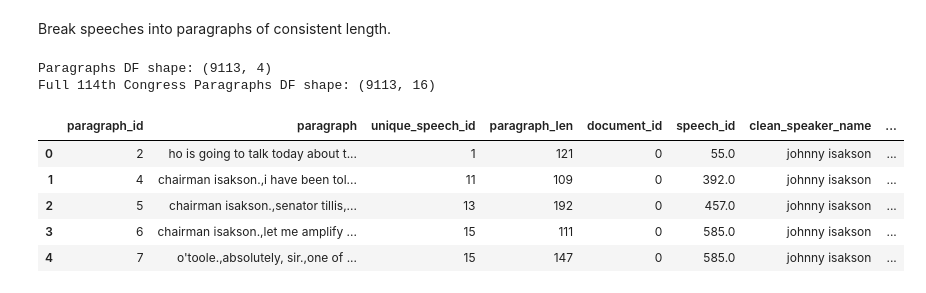
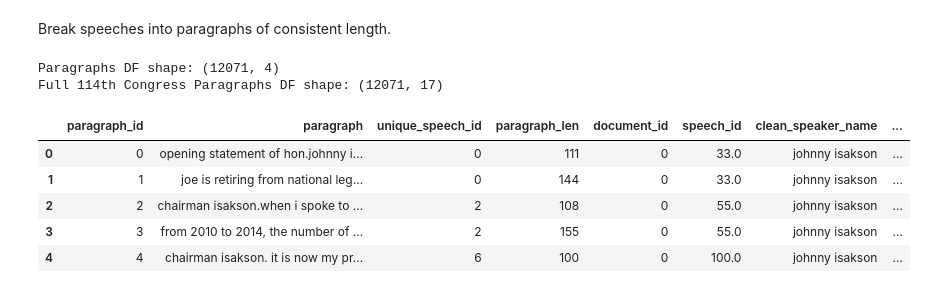
Before and after one commit to inescsv/congress_speech_analysis, a Jupyter notebook: 0_speech_analysis_extract_paragraphs.ipynb, the cells around one changed output. Cells and saved outputs as stored; diff of their text form; code cells hidden in the pictures.

```diff
--- a/0_speech_analysis_extract_paragraphs.ipynb
+++ b/0_speech_analysis_extract_paragraphs.ipynb
@@ -138,15 +138,22 @@ Extract the data frame of sentences for each document with respective sentence I
 # %%
 starting_points = []
 sentences = []
-keywords = ['senator', 'secretary', 'chairman', 'mr.', 'ms.', 'mrs.', 'doc.']
+keywords = ['senator', 'secretary', 'chairman', 'chairwoman', 'mr.', 'ms.', 'mrs.',
+            'doc.', 'dr.', 'general', 'representative']
+skip_expressions = ['a p p e n d i x', 'concluded', 'adjourned']
+document_should_be_skipped = False
+
 all_names = chairmen_names + speaker_names
 
 for i, (document_id, document) in enumerate(zip(congressional_hearings_df['document_id'], congressional_hearings_df['document'])):
     sent_text = sent_tokenize(document)
+    for sentence_id, sentence in enumerate(sent_text):
+        for expression in skip_expressions:
+            if expression in sentence:
+                document_should_be_skipped = True
 
-    for sentence_id, sentence in enumerate(sent_text):
-        sentence_is_appendix_start = 'a p p e n d i x' in sentence
-        if sentence_is_appendix_start:
+        if document_should_be_skipped:
+            document_should_be_skipped = False
             break
 
         sentences.append({
@@ -161,7 +168,7 @@ for i, (document_id, document) in enumerate(zip(congressional_hearings_df['docum
             continue
 
         first_word = sentence_split[0]
-        sentence_is_start_sentence = sentence_length == 2 and first_word in keywords
+        sentence_is_start_sentence = first_word in keywords #and sentence_length == 2
         sentence_is_start_statement = 'statement of' in sentence
         if sentence_is_start_sentence:
             speaker_name = sentence_split[1].strip('.?')
@@ -212,7 +219,7 @@ Sentences DF shape: (3609654, 6)
 # %% [markdown]
 Group sentences into speeches and extract title, date and chairman name from first block of each document.
 # %%
-blocks_df = sentences_df.groupby(['document_id', 'speech_id', 'clean_speaker_name', 'prefix'])['sentence'].apply(lambda x: ','.join(x)).reset_index()
+blocks_df = sentences_df.groupby(['document_id', 'speech_id', 'clean_speaker_name', 'prefix'])['sentence'].apply(lambda x: ' '.join(x)).reset_index()
 blocks_df.columns = ['document_id', 'speech_id', 'clean_speaker_name', 'prefix', 'speech']
 
 document_title = []
@@ -390,7 +397,7 @@ male_speaker_names = ['johnny isakson', 'james m. inhofe', 'ron johnson', 'john
 female_speaker_names = ['candice s. miller', 'lisa murkowski', 'lindsey o. graham', 'susan collins']
 
 
-mask_male = (blocks_df['clean_speaker_name'].isin(male_speaker_names)) & (blocks_df['prefix'].isin(['ms.', 'mrs.']))
+mask_male = (blocks_df['clean_speaker_name'].isin(male_speaker_names)) & (blocks_df['prefix'].isin(['ms.', 'mrs.', 'chairwoman']))
 mask_female = (blocks_df['clean_speaker_name'].isin(female_speaker_names)) & (blocks_df['prefix'] == 'mr.')
 
 #print(blocks_df['document_id'].nunique())
@@ -402,11 +409,11 @@ blocks_df['clean_speaker_name'] = np.where(mask_female, 'no match', blocks_df['c
 #print(blocks_df['document_id'].nunique())
 
 
-mask_1 = (blocks_df['chairman'] == 0) & (blocks_df['prefix'] == 'chairman') & (blocks_df['clean_speaker_name'] != 'no match')
-mask_2 = (blocks_df['chairman'] != 0) & (blocks_df['prefix'] == 'chairman')
+#mask_1 = (blocks_df['chairman'] == 0) & (blocks_df['prefix'] == 'chairman') & (blocks_df['clean_speaker_name'] != 'no match')
+#mask_2 = (blocks_df['chairman'] != 0) & (blocks_df['prefix'] == 'chairman')
 
-blocks_df['chairman'] = np.where(mask_1, blocks_df['clean_speaker_name'], blocks_df['chairman'])
-blocks_df['clean_speaker_name'] = np.where(mask_2, blocks_df['chairman'], blocks_df['clean_speaker_name'])
+#blocks_df['chairman'] = np.where(mask_1, blocks_df['clean_speaker_name'], blocks_df['chairman'])
+#blocks_df['clean_speaker_name'] = np.where(mask_2, blocks_df['chairman'], blocks_df['clean_speaker_name'])
 
 blocks_df = pd.merge(blocks_df, congressional_hearings_df.drop(columns=['document']), on='document_id', how='left').reset_index().rename(columns={'index': 'unique_speech_id'})
 blocks_df['department'] = blocks_df['department'].str.replace('Committee on ', '')
@@ -448,19 +455,21 @@ Break speeches into paragraphs of consistent length.
 # %%
 TOO_SMALL_LENGTH = 100
 TOO_LARGE_LENGTH = 200
+
+sent_tokenizer = nltk.data.load('tokenizers/punkt/english.pickle')
 
 def split_paragraph(paragraph):
     import copy
     list_of_paragraphs = []
     remaining_paragraph = copy.copy(paragraph)
-    paragraph_split = remaining_paragraph.split('. ')
+    paragraph_split = sent_tokenizer.tokenize(remaining_paragraph)
     i = 0
     while len(remaining_paragraph.split()) > TOO_LARGE_LENGTH:
         paragraph_piece = ''
         while len(paragraph_piece.split()) < TOO_SMALL_LENGTH:
             paragraph_piece += paragraph_split[i]
             i += 1
-            remaining_paragraph = '. '.join(paragraph_split[i:])
+            remaining_paragraph = ' '.join(paragraph_split[i:])
 
         list_of_paragraphs.append(paragraph_piece)
 
@@ -476,19 +485,18 @@ characters = ["-", "...", "''", "``", "@", "#",
 def clean_text(text):
     '''Remove text in square brackets,remove links,remove punctuation
     and remove words containing numbers.'''
-    text = re.sub('\[.*?\]', '', text)
     text = re.sub('https?://\S+|www\.\S+', '', text)
     text = text.replace(' \n', ' ')
     for character in characters:
         text = text.replace(character, " ")
-    text = ' '.join(text.split())
+    text = ' '.join(sent_tokenizer.tokenize(text))
     return text
 # %%
 skip_iterations = []
 paragraphs = []
 
 for index, speech in zip(blocks_df['unique_speech_id'], blocks_df['speech']):
-    paragraph_text = re.split('[.?!]\n    ', speech)
+    paragraph_text = re.split('[.?!]\n ', speech)
     for i, paragraph in enumerate(paragraph_text):
         if i in skip_iterations:
             continue
@@ -515,41 +523,41 @@ for index, speech in zip(blocks_df['unique_speech_id'], blocks_df['speech']):
                 paragraphs.append({
                     'unique_speech_id': index,
                     'paragraph': re.sub(' +', ' ', p),
                 })
 
             continue
 
         if len(paragraph.split()) < TOO_SMALL_LENGTH:
             break
             assert False
         paragraphs.append({
             'unique_speech_id': index,
             'paragraph': re.sub(' +', ' ', paragraph),
         })
 
 
 paragraphs_df = pd.DataFrame(paragraphs).reset_index().rename(columns={'index': 'paragraph_id'})
 
 paragraphs_df['paragraph_len'] = paragraphs_df['paragraph'].str.split().apply(len)
 paragraphs_df['paragraph'] = [clean_text(paragraph) for paragraph in paragraphs_df['paragraph']]
 
 paragraphs_df = paragraphs_df[paragraphs_df['paragraph_len'] <= TOO_LARGE_LENGTH]
 
 print(f'Paragraphs DF shape: {paragraphs_df.shape}')
 
-congress_114_paragraphs_df = pd.merge(paragraphs_df, blocks_df.drop(columns=['speech']), on='unique_speech_id', how='left')
+congress_114_paragraphs_df = pd.merge(paragraphs_df, blocks_df, on='unique_speech_id', how='left')
 
 print(f'Full 114th Congress Paragraphs DF shape: {congress_114_paragraphs_df.shape}')
 congress_114_paragraphs_df.head()
 # %% [output]
-Paragraphs DF shape: (9113, 4)
-Full 114th Congress Paragraphs DF shape: (9113, 16)
+Paragraphs DF shape: (12071, 4)
+Full 114th Congress Paragraphs DF shape: (12071, 17)
 |  | paragraph_id | paragraph | unique_speech_id | paragraph_len | document_id | speech_id | clean_speaker_name | ... |
-| 0 | 2 | ho is going to talk today about t... | 1 | 121 | 0 | 55.0 | johnny isakson | ... |
-| 1 | 4 | chairman isakson.,i have been tol... | 11 | 109 | 0 | 392.0 | johnny isakson | ... |
-| 2 | 5 | chairman isakson.,senator tillis,... | 13 | 192 | 0 | 457.0 | johnny isakson | ... |
-| 3 | 6 | chairman isakson.,let me amplify ... | 15 | 111 | 0 | 585.0 | johnny isakson | ... |
-| 4 | 7 | o'toole.,absolutely, sir.,one of ... | 15 | 147 | 0 | 585.0 | johnny isakson | ... |
+| 0 | 0 | opening statement of hon.johnny i... | 0 | 111 | 0 | 33.0 | johnny isakson | ... |
+| 1 | 1 | joe is retiring from national leg... | 0 | 144 | 0 | 33.0 | johnny isakson | ... |
+| 2 | 2 | chairman isakson.when i spoke to ... | 2 | 108 | 0 | 55.0 | johnny isakson | ... |
+| 3 | 3 | from 2010 to 2014, the number of ... | 2 | 155 | 0 | 55.0 | johnny isakson | ... |
+| 4 | 4 | chairman isakson. it is now my pr... | 6 | 100 | 0 | 100.0 | johnny isakson | ... |
 # %%
 chairman_paragraphs_df = congress_114_paragraphs_df[congress_114_paragraphs_df['clean_speaker_name'].isin(chairmen_names)]
 
```
Also changed, not shown: parts of 6 cells of this notebook.
